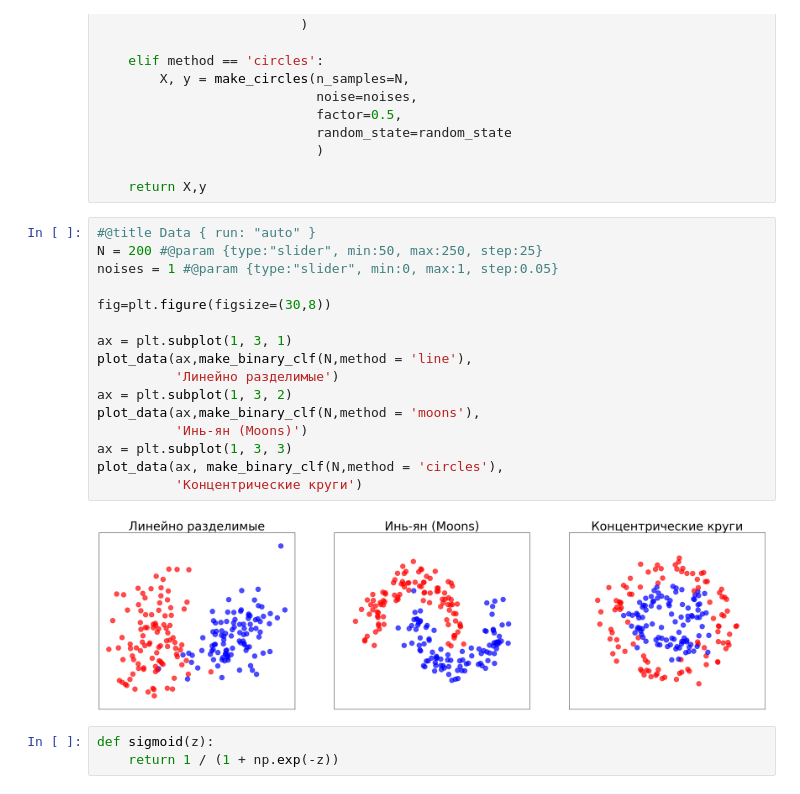
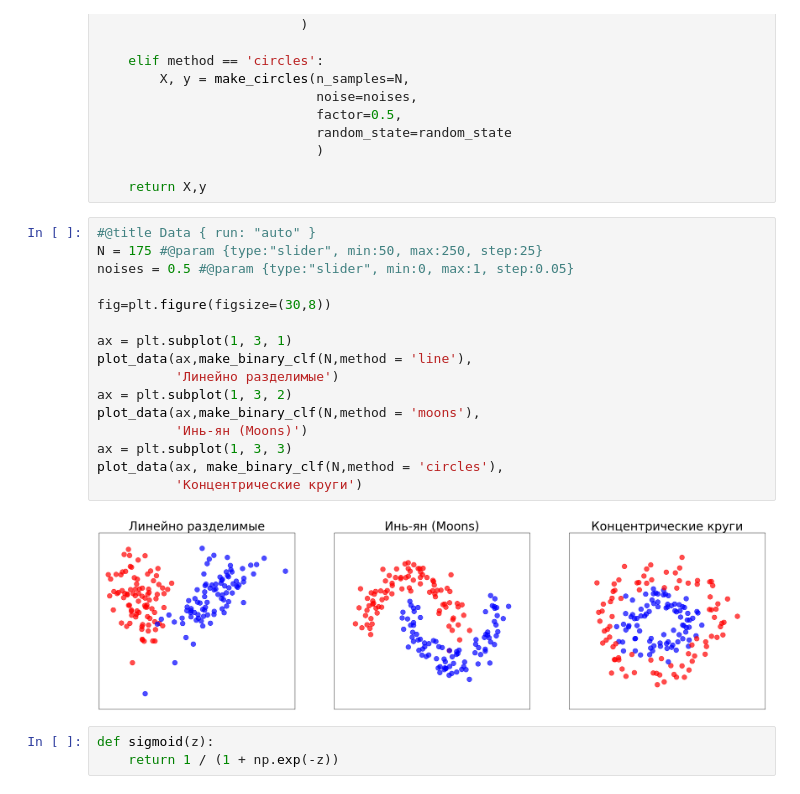
Before and after one commit to modernpacifist/engineering-of-machine-learning-urfu, a Jupyter notebook: math-basics-of-machine-learning/Notebooks/HW3_MBML.ipynb, the cells around one changed output. Cells and saved outputs as stored; diff of their text form.

```diff
--- a/math-basics-of-machine-learning/Notebooks/HW3_MBML.ipynb
+++ b/math-basics-of-machine-learning/Notebooks/HW3_MBML.ipynb
@@ -249,22 +249,22 @@ def make_binary_clf(N, method = 'line', noises = 0.15, random_state = 42):
     return X,y
 # %%
 #@title Data { run: "auto" }
-N = 200 #@param {type:"slider", min:50, max:250, step:25}
-noises = 1 #@param {type:"slider", min:0, max:1, step:0.05}
+N = 175 #@param {type:"slider", min:50, max:250, step:25}
+noises = 0.5 #@param {type:"slider", min:0, max:1, step:0.05}
 
 fig=plt.figure(figsize=(30,8))
 
 ax = plt.subplot(1, 3, 1)
 plot_data(ax,make_binary_clf(N,method = 'line'),
           'Линейно разделимые')
 ax = plt.subplot(1, 3, 2)
 plot_data(ax,make_binary_clf(N,method = 'moons'),
           'Инь-ян (Moons)')
 ax = plt.subplot(1, 3, 3)
 plot_data(ax, make_binary_clf(N,method = 'circles'),
           'Концентрические круги')
 # %% [output]
-[figure, old version]
+[figure, new version]
 # %%
 def sigmoid(z):
     return 1 / (1 + np.exp(-z))
```
Also changed, not shown: parts of 6 cells of this notebook.
